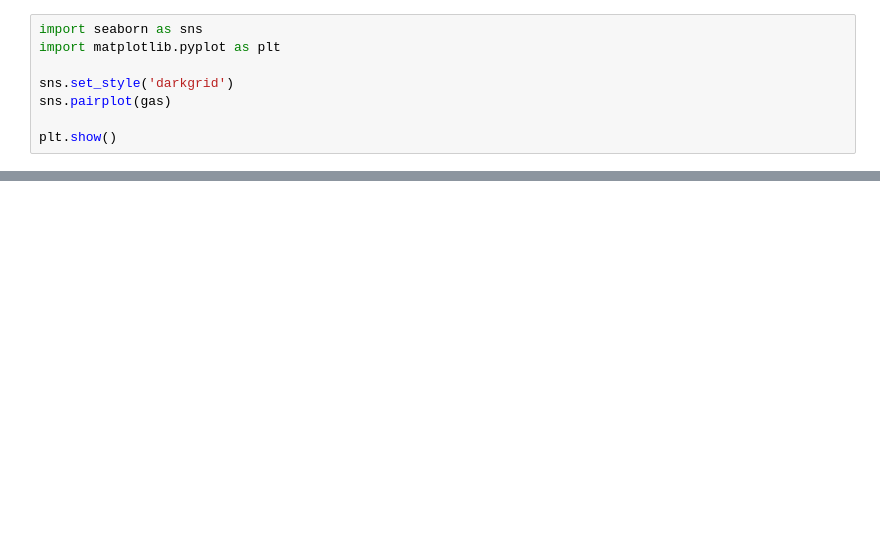
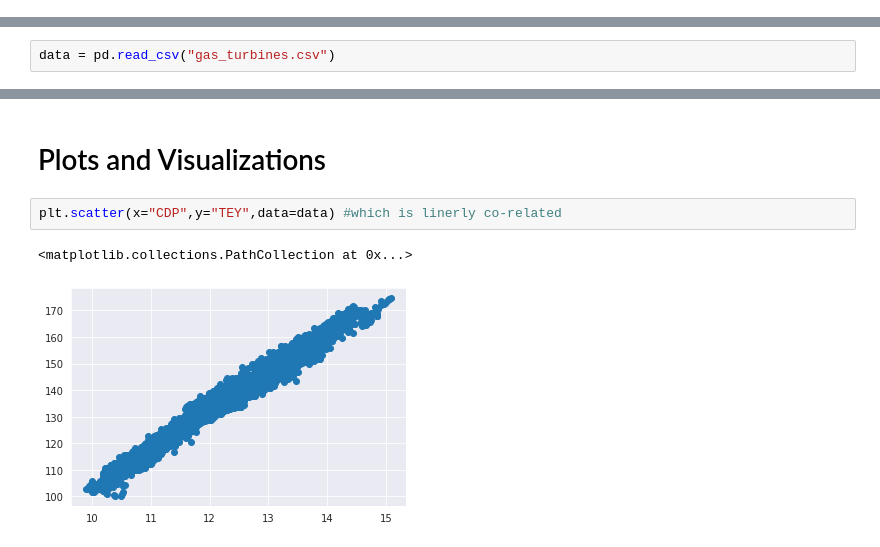
Before and after one commit to bismahashim/Assignment, a Jupyter notebook: Assignment_Neural_Network_GasTurbines.ipynb, the cells around one changed output, grey strips where cells are left out. Cells and saved outputs as stored; diff of their text form; blank space fills up the shorter version.

```diff
--- a/Assignment_Neural_Network_GasTurbines.ipynb
+++ b/Assignment_Neural_Network_GasTurbines.ipynb
@@ -47,8 +2,0 @@ gas.T
-# %%
-import seaborn as sns
-import matplotlib.pyplot as plt
-
-sns.set_style('darkgrid')
-sns.pairplot(gas)
-
-plt.show()
@@ -145,0 +9,2 @@ Accuracy:
+# %%
+data = pd.read_csv("gas_turbines.csv")
@@ -145,0 +142,7 @@ Accuracy:
+# %% [markdown]
+# Plots and Visualizations
+# %%
+plt.scatter(x="CDP",y="TEY",data=data) #which is linerly co-related
+# %% [output]
+<matplotlib.collections.PathCollection at 0x...>
+[figure, added]
```
Also changed, not shown: parts of 50 cells of this notebook.
